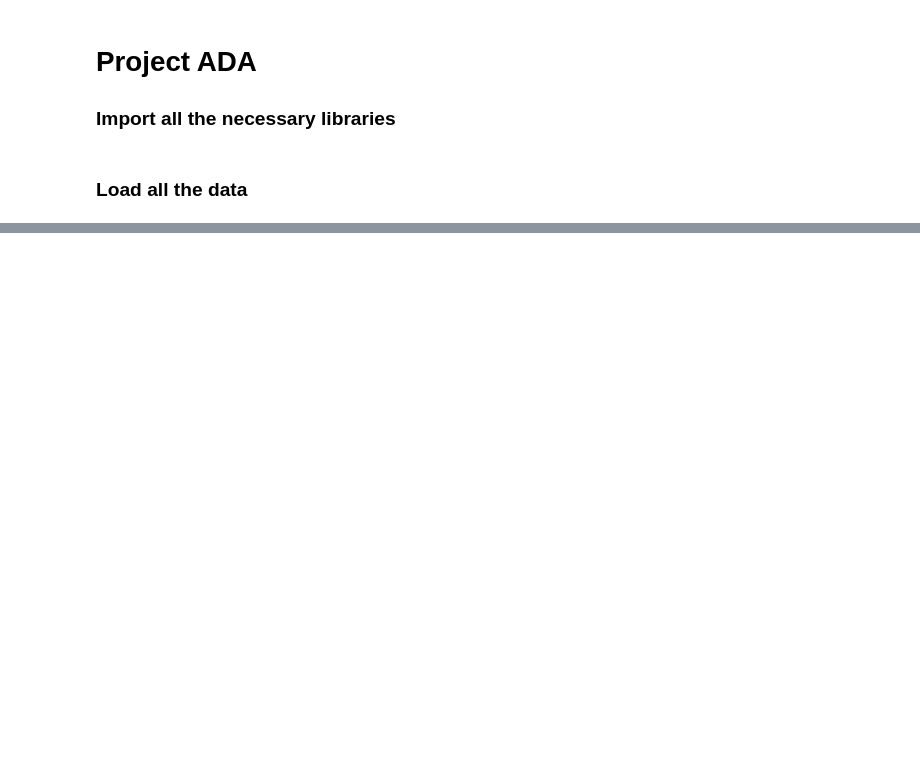
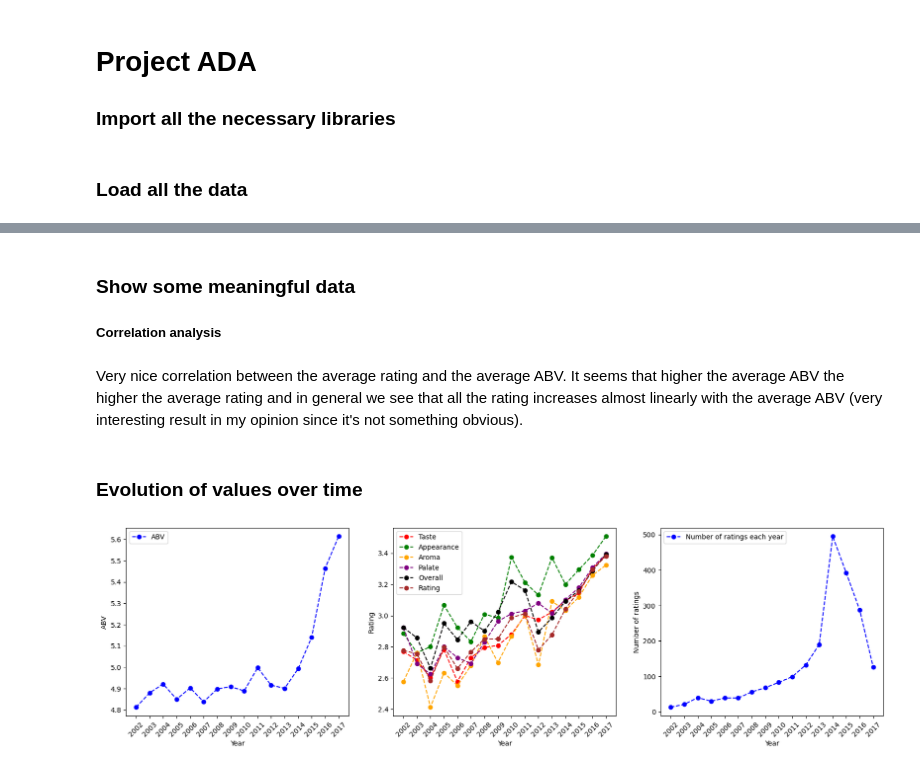
Before and after one commit to epfl-ada/ada-2024-project-sadamasochists, a Jupyter notebook: results.ipynb, the cells around one changed output, grey strips where cells are left out. Drawn from its saved outputs; the diff is of its cells as text; code cells hidden in the pictures; blank space fills up the shorter version.

Commit message:
Some initial analysis on correlation and basic analysis

```diff
--- a/results.ipynb
+++ b/results.ipynb
@@ -45,0 +18,12 @@ plt.show()
+# %%
+# Select only the countries where the number of ratings are above a certain threshold
+MIN_RATINGS_THRESHOLD = 1000
+number_of_ratings_per_country = df_ratings_no_text['location'].value_counts()
+popular_countries = number_of_ratings_per_country[number_of_ratings_per_country > MIN_RATINGS_THRESHOLD].index
+
+# Filter all the data
+df_ratings_no_text = df_ratings_no_text[df_ratings_no_text['location'].isin(popular_countries)]
+df_beers = df_beers[df_beers['beer_id'].isin(df_ratings_no_text['beer_id'].unique())]
+df_breweries = df_breweries[df_breweries['id'].isin(df_ratings_no_text['brewery_id'].unique())]
+
+df_ratings_no_text.head(5)
@@ -45,0 +55,3 @@ plt.show()
+# %% [markdown]
+### Show some meaningful data
+##### Correlation analysis
@@ -45,0 +173,54 @@ plt.show()
+# %% [markdown]
+Very nice correlation between the average rating and the average ABV. It seems that higher the average ABV the higher the average rating and in general we see that all the rating increases almost linearly with the average ABV (very interesting result in my opinion since it's not something obvious).
+# %% [markdown]
+### Evolution of values over time
+# %%
+# Plot the value for each year only for the specific location
+from matplotlib import pyplot as plt
+
+# Filter location
+location = 'Greece'
+df_filtered = df_ratings_no_text[df_ratings_no_text['location'] == location]
+#df_filtered = df_ratings_no_text
+
+# Filter the data for a specific location
+abv_mean = df_filtered.groupby(df_filtered['date'].dt.year)['abv'].mean()
+rating_mean = df_filtered.groupby(df_filtered['date'].dt.year)['taste'].mean()
+rating_mean_2 = df_filtered.groupby(df_filtered['date'].dt.year)['appearance'].mean()
+rating_mean_3 = df_filtered.groupby(df_filtered['date'].dt.year)['aroma'].mean()
+rating_mean_4 = df_filtered.groupby(df_filtered['date'].dt.year)['palate'].mean()
+rating_mean_5 = df_filtered.groupby(df_filtered['date'].dt.year)['overall'].mean()
+rating_mean_6 = df_filtered.groupby(df_filtered['date'].dt.year)['rating'].mean()
+
+number_of_ratings_country = df_filtered.groupby(df_filtered['date'].dt.year)['rating'].count()
+
+fig = plt.figure(figsize=(20, 5))
+plt.subplot(1, 3, 1)
+plt.plot(abv_mean, label='ABV', color='blue', linestyle='dashed', marker='o')
+plt.ylabel('ABV')
+plt.xlabel('Year')
+plt.xticks(df_filtered['date'].dt.year.unique(), rotation=45)
+plt.legend()
+
+plt.subplot(1, 3, 2)
+plt.plot(rating_mean, label='Taste', color='red', linestyle='dashed', marker='o')
+plt.plot(rating_mean_2, label='Appearance', color='green', linestyle='dashed', marker='o')
+plt.plot(rating_mean_3, label='Aroma', color='orange', linestyle='dashed', marker='o')
+plt.plot(rating_mean_4, label='Palate', color='purple', linestyle='dashed', marker='o')
+plt.plot(rating_mean_5, label='Overall', color='black', linestyle='dashed', marker='o')
+plt.plot(rating_mean_6, label='Rating', color='brown', linestyle='dashed', marker='o')
+plt.xlabel('Year')
+plt.ylabel('Rating')
+plt.xticks(df_filtered['date'].dt.year.unique(), rotation=45)
+plt.legend()
+
+plt.subplot(1, 3, 3)
+plt.plot(number_of_ratings_country, label='Number of ratings each year', color='blue', linestyle='dashed', marker='o')
+plt.xlabel('Year')
+plt.ylabel('Number of ratings')
+plt.xticks(df_filtered['date'].dt.year.unique(), rotation=45)
+plt.legend()
+
+plt.show()
+# %% [output]
+[figure, added]
```
Also changed, not shown: parts of 21 cells of this notebook, 4 other files.
